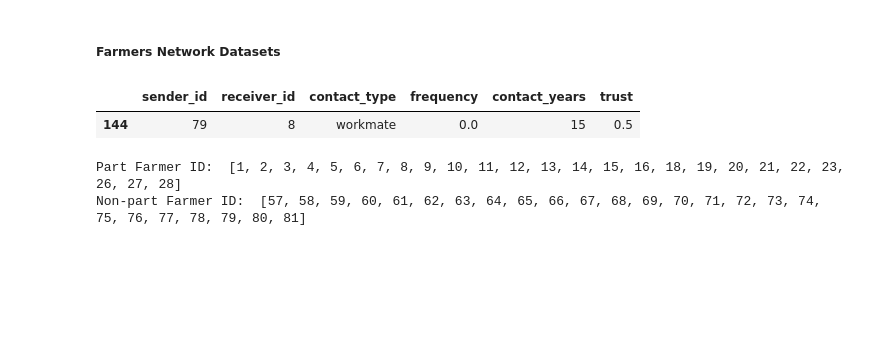
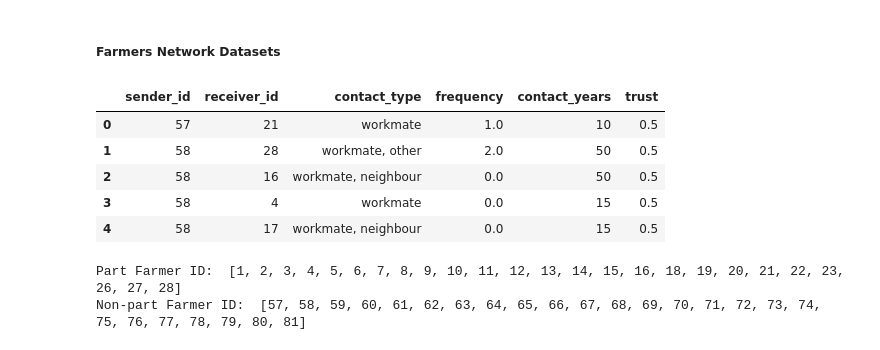
Before and after one commit to liugrac/climate_change_responses, a Jupyter notebook: Farmers Social Network.ipynb, the cells around one changed output. Drawn from its saved outputs; the diff is of its cells as text; code cells hidden in the pictures; blank space fills up the shorter version.

```diff
--- a/Farmers Social Network.ipynb
+++ b/Farmers Social Network.ipynb
@@ -55,25 +51,29 @@ def clean_df(df):
 # %%
 # There are 4 datasets of the farmers network, sectioned in the following:
 
 # agro participating farmers connection
 part_part_df = pd.read_csv('data/Edges_agroconcept_complete.csv',sep=";")
 part_part_df = clean_df(part_part_df)
 
 # agro participating farmers with external connections- the extrenal connection ID looks similar to farmers ID, have a find a way to filter them
 part_others_df = pd.read_csv('data/Edges_agroconcept_and_external_contacts.csv',sep=";")
 part_others_df = clean_df(part_others_df)
 
 # non participating farmers with all
 non_all_df = pd.read_csv('data/Edges_nonpart_all.csv',sep=";")
 non_all_df = clean_df(non_all_df)
 
 # non participating farmers with agro participating farmers
 non_part_df = pd.read_csv('data/Edges_nonpart_to_agroconcept.csv',sep=";")
 non_part_df = clean_df(non_part_df)
-non_part_df[non_part_df['receiver_id']==8]
+non_part_df.head()
 # %% [output]
 |  | sender_id | receiver_id | contact_type | frequency | contact_years | trust |
-| 144 | 79 | 8 | workmate | 0.0 | 15 | 0.5 |
+| 0 | 57 | 21 | workmate | 1.0 | 10 | 0.5 |
+| 1 | 58 | 28 | workmate, other | 2.0 | 50 | 0.5 |
+| 2 | 58 | 16 | workmate, neighbour | 0.0 | 50 | 0.5 |
+| 3 | 58 | 4 | workmate | 0.0 | 15 | 0.5 |
+| 4 | 58 | 17 | workmate, neighbour | 0.0 | 15 | 0.5 |
 # %%
 # There are 4 datasets that provide us with a list of participating and non-participating farmers
 # and their interview response
```
Also changed, not shown: parts of 9 cells of this notebook.
